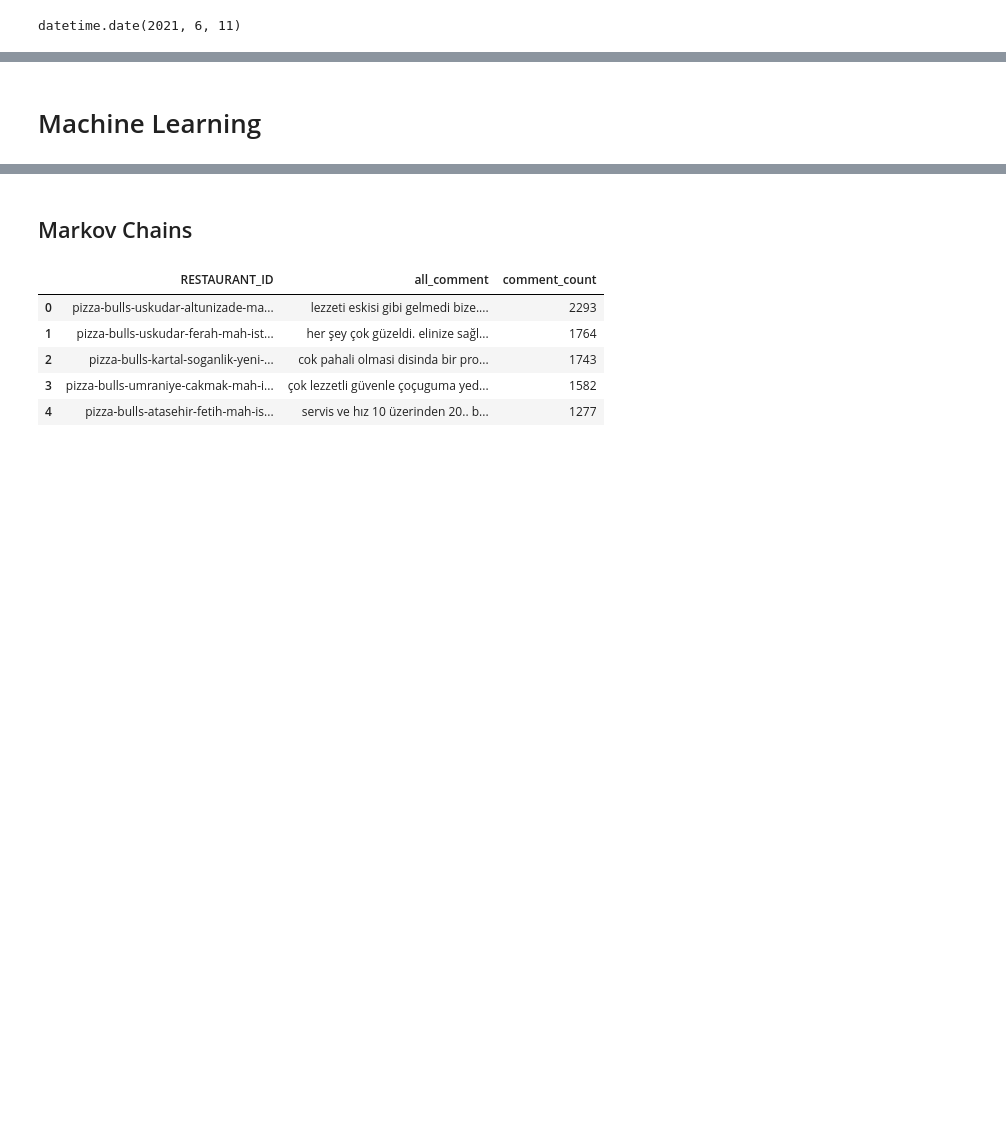
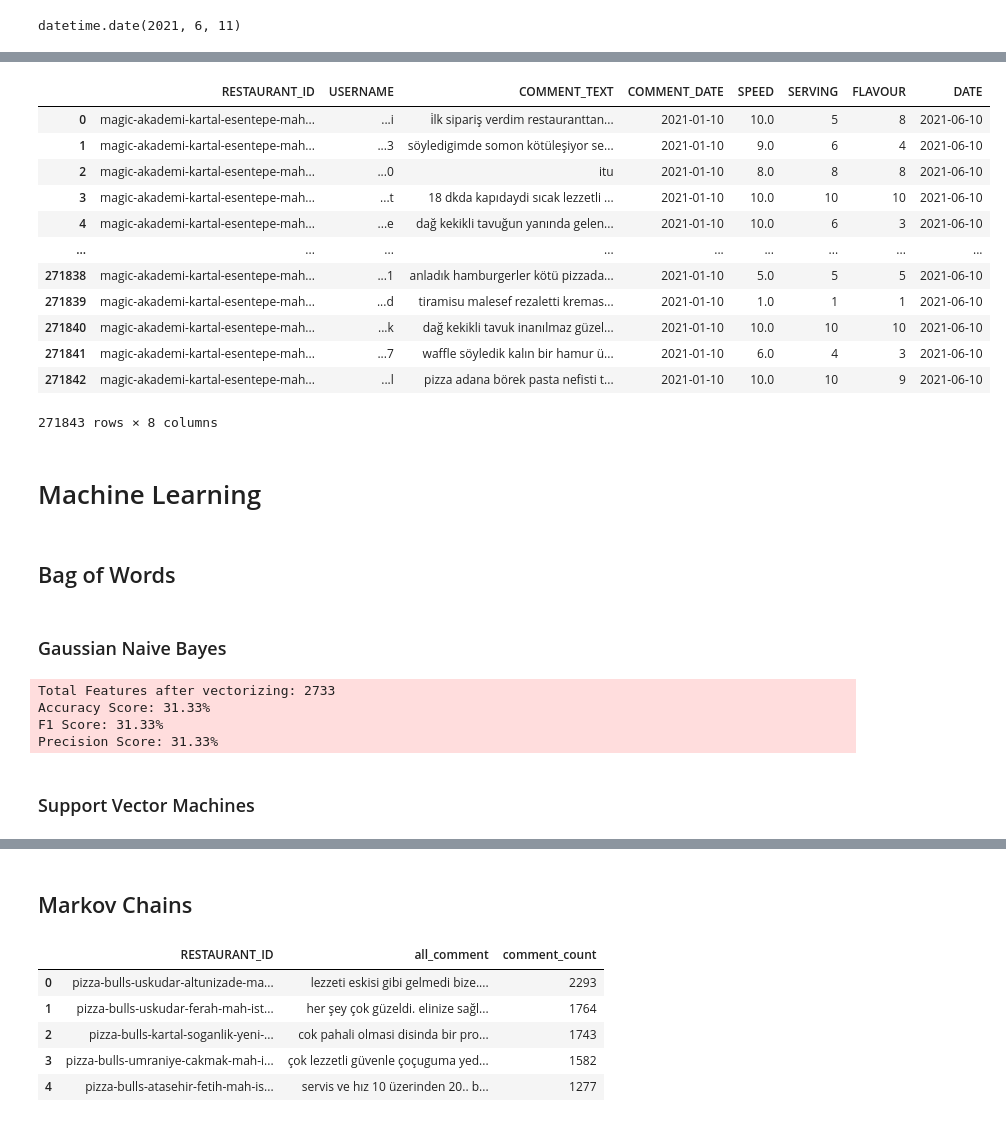
Before and after one commit to uguraskar/foodbasket, a Jupyter notebook: foodbasket.ipynb, the cells around one changed output, grey strips where cells are left out. Saved outputs shown, nothing was run; the diff lists cells and outputs as text; code cells hidden in the pictures; blank space fills up the shorter version.

Commit message:
Bag of Words

```diff
--- a/foodbasket.ipynb
+++ b/foodbasket.ipynb
@@ -364,2 +491,50 @@ if(last_execution_date < end_date):
+# %%
+stop_words = [element for element in stopwords.words('turkish') if element not in ['çok','eğer','gibi','hiç','niçin','niye','sanki','yani','en','az','birkaç','bazı','aslında','neden','hepsi']]
+comment_df['COMMENT_TEXT'] = comment_df['COMMENT_TEXT'].apply(lambda x: ' '.join([word for word in x.lower().split() if word not in (stop_words)]))
+#comment_df['COMMENT_TEXT'] = comment_df['COMMENT_TEXT'].apply(lambda x: ' '.join([stemmer.stem(word) for word in x.split()]))
+comment_df
+# %% [output]
+|  | RESTAURANT_ID | USERNAME | COMMENT_TEXT | COMMENT_DATE | SPEED | SERVING | FLAVOUR | DATE |
+| 0 | magic-akademi-kartal-esentepe-mah... | ...i | i̇lk sipariş verdim restauranttan... | 2021-01-10 | 10.0 | 5 | 8 | 2021-06-10 |
+| 1 | magic-akademi-kartal-esentepe-mah... | ...3 | söyledigimde somon kötüleşiyor se... | 2021-01-10 | 9.0 | 6 | 4 | 2021-06-10 |
+| 2 | magic-akademi-kartal-esentepe-mah... | ...0 | itu | 2021-01-10 | 8.0 | 8 | 8 | 2021-06-10 |
+| 3 | magic-akademi-kartal-esentepe-mah... | ...t | 18 dkda kapıdaydi sıcak lezzetli ... | 2021-01-10 | 10.0 | 10 | 10 | 2021-06-10 |
+| 4 | magic-akademi-kartal-esentepe-mah... | ...e | dağ kekikli tavuğun yanında gelen... | 2021-01-10 | 10.0 | 6 | 3 | 2021-06-10 |
+| ... | ... | ... | ... | ... | ... | ... | ... | ... |
+| 271838 | magic-akademi-kartal-esentepe-mah... | ...1 | anladık hamburgerler kötü pizzada... | 2021-01-10 | 5.0 | 5 | 5 | 2021-06-10 |
+| 271839 | magic-akademi-kartal-esentepe-mah... | ...d | tiramisu malesef rezaletti kremas... | 2021-01-10 | 1.0 | 1 | 1 | 2021-06-10 |
+| 271840 | magic-akademi-kartal-esentepe-mah... | ...k | dağ kekikli tavuk inanılmaz güzel... | 2021-01-10 | 10.0 | 10 | 10 | 2021-06-10 |
+| 271841 | magic-akademi-kartal-esentepe-mah... | ...7 | waffle söyledik kalın bir hamur ü... | 2021-01-10 | 6.0 | 4 | 3 | 2021-06-10 |
+| 271842 | magic-akademi-kartal-esentepe-mah... | ...l | pizza adana börek pasta nefisti t... | 2021-01-10 | 10.0 | 10 | 9 | 2021-06-10 |
+271843 rows × 8 columns
 # %% [markdown]
 # Machine Learning
+# %% [markdown]
+## Bag of Words
+# %% [markdown]
+### Gaussian Naive Bayes
+# %%
+model = CountVectorizer(min_df=3)
+not_null_df = comment_df[0:10000][pd.notnull(comment_df['SPEED'])]
+features = model.fit_transform(not_null_df['COMMENT_TEXT'].values).todense()
+labels = not_null_df['SPEED'].values
+print("Total Features after vectorizing: {total_features}".format(total_features = np.shape(features)[1]))
+#print(np.shape(labels))
+
+features_train, features_test, labels_train, labels_test = train_test_split(features, labels, test_size = 0.3, random_state = 9)
+
+model = GaussianNB()
+model.fit(features_train, labels_train)
+
+label_prediction = model.predict(features_test)
+
+print("Accuracy Score: {accuracy_score:0.2f}%".format(accuracy_score = accuracy_score(labels_test, label_prediction)*100))
+print("F1 Score: {f1_score:0.2f}%".format(f1_score = f1_score(labels_test, label_prediction, average='micro')*100))
+print("Precision Score: {precision_score:0.2f}%".format(precision_score  = precision_score(labels_test, label_prediction, average='micro')*100))
+# %% [output]
+Total Features after vectorizing: 2733
+Accuracy Score: 31.33%
+F1 Score: 31.33%
+Precision Score: 31.33%
+# %% [markdown]
+### Support Vector Machines
```
Also changed, not shown: parts of 30 cells of this notebook, 2 other files.
